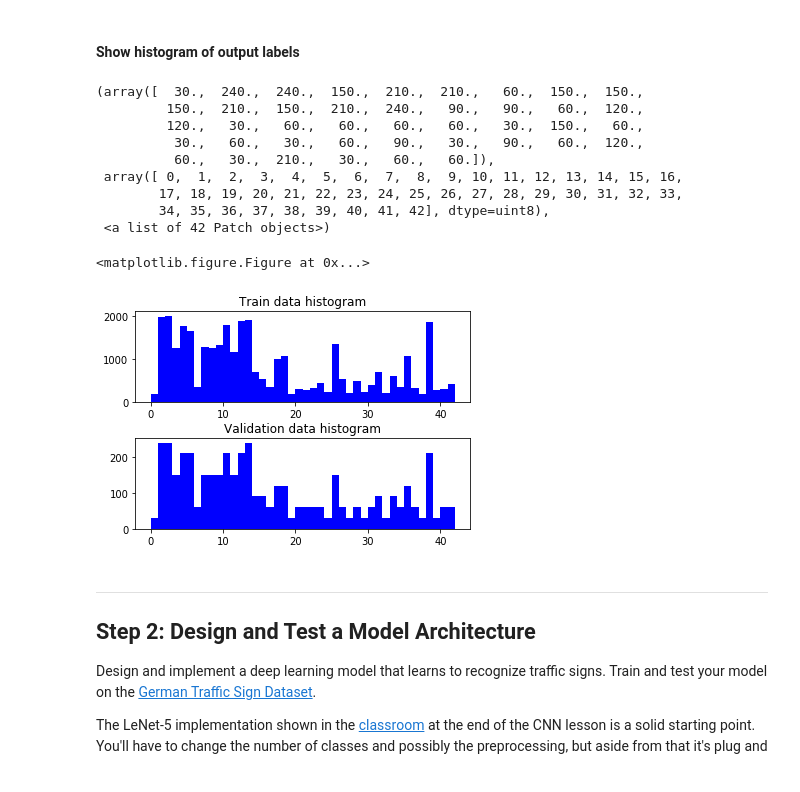
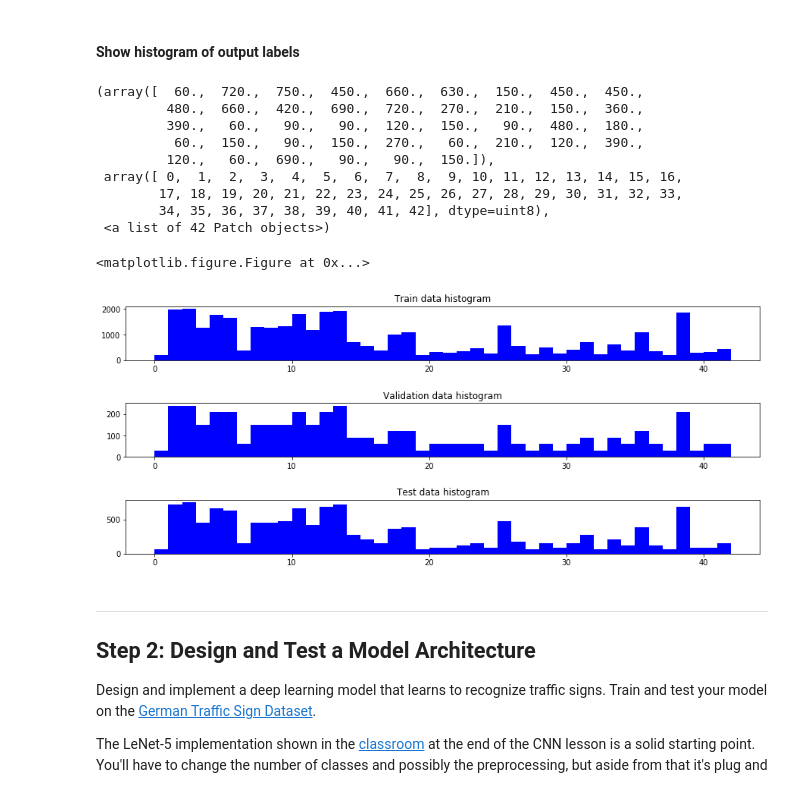
Before and after one commit to raffael87/CarND-Traffic-Sign-Classifier-Project, a Jupyter notebook: Traffic_Sign_Classifier.ipynb, the cells around one changed output. Drawn from its saved outputs; the diff is of its cells as text; code cells hidden in the pictures.

```diff
--- a/Traffic_Sign_Classifier.ipynb
+++ b/Traffic_Sign_Classifier.ipynb
@@ -119,26 +121,29 @@ for a in range(8):
 # %%
 plt.figure()
 
-fig, axs = plt.subplots(2,1)
-fig.subplots_adjust(hspace = .4, wspace=.3)
+fig, axs = plt.subplots(3,1, figsize=(15, 6))
+fig.subplots_adjust(hspace = .8, wspace=.3)
 
 axs[0].set_title('Train data histogram')
 axs[0].hist(train['labels'],bins=np.unique(train['labels']),color=['blue'])
 
 axs[1].set_title('Validation data histogram')
 axs[1].hist(valid['labels'],bins=np.unique(valid['labels']),color=['blue'])
+
+axs[2].set_title('Test data histogram')
+axs[2].hist(test['labels'],bins=np.unique(test['labels']),color=['blue'])
 # %% [output]
-(array([  30.,  240.,  240.,  150.,  210.,  210.,   60.,  150.,  150.,
-         150.,  210.,  150.,  210.,  240.,   90.,   90.,   60.,  120.,
-         120.,   30.,   60.,   60.,   60.,   60.,   30.,  150.,   60.,
-          30.,   60.,   30.,   60.,   90.,   30.,   90.,   60.,  120.,
-          60.,   30.,  210.,   30.,   60.,   60.]),
+(array([  60.,  720.,  750.,  450.,  660.,  630.,  150.,  450.,  450.,
+         480.,  660.,  420.,  690.,  720.,  270.,  210.,  150.,  360.,
+         390.,   60.,   90.,   90.,  120.,  150.,   90.,  480.,  180.,
+          60.,  150.,   90.,  150.,  270.,   60.,  210.,  120.,  390.,
+         120.,   60.,  690.,   90.,   90.,  150.]),
  array([ 0,  1,  2,  3,  4,  5,  6,  7,  8,  9, 10, 11, 12, 13, 14, 15, 16,
         17, 18, 19, 20, 21, 22, 23, 24, 25, 26, 27, 28, 29, 30, 31, 32, 33,
         34, 35, 36, 37, 38, 39, 40, 41, 42], dtype=uint8),
  <a list of 42 Patch objects>)
 <matplotlib.figure.Figure at 0x...>
-[figure, old version]
+[figure, new version]
 # %% [markdown]
 ----
 
```
Also changed, not shown: parts of 2 cells of this notebook, 3 other files.
